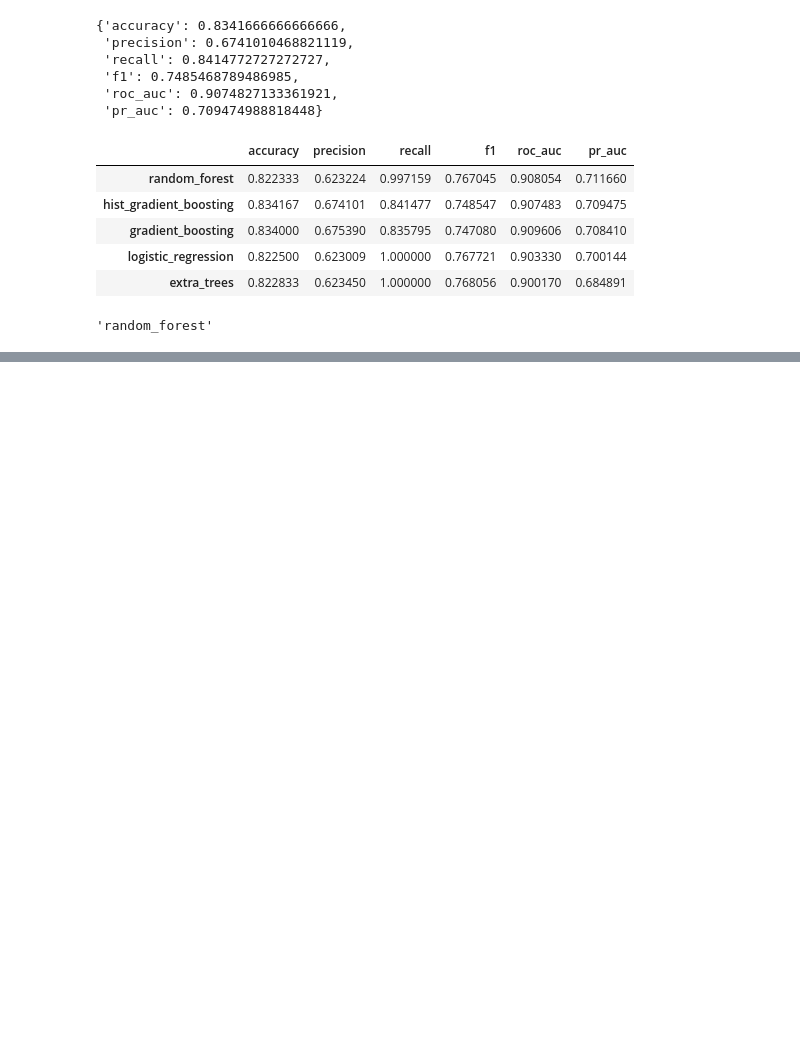
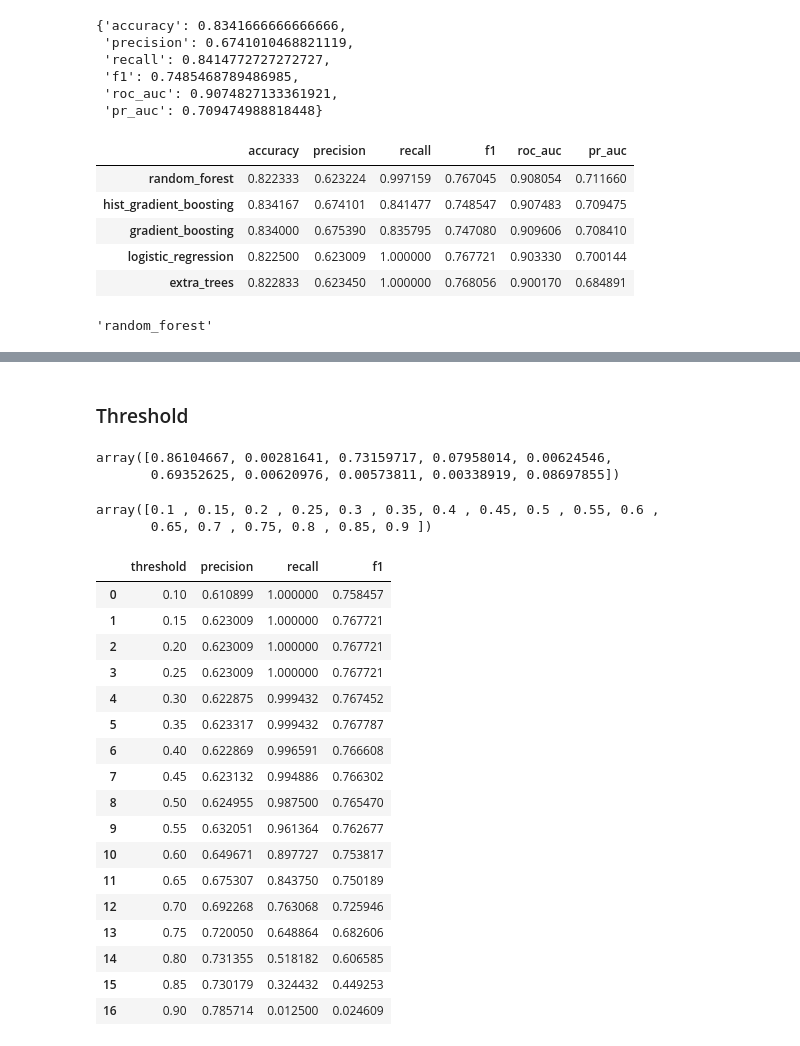
Before and after one commit to Phiziics/zillow-rentals-funnel-intelligence, a Jupyter notebook: notebooks/05_modeling.ipynb, the cells around one changed output, grey strips where cells are left out. Cells and saved outputs as stored; diff of their text form; code cells hidden in the pictures; blank space fills up the shorter version.

```diff
--- a/notebooks/05_modeling.ipynb
+++ b/notebooks/05_modeling.ipynb
@@ -525,0 +668,14 @@ best_model_name
+# %%
+# Build updated random forest pipeline
+rf_pipeline_fe = Pipeline(
+    steps=[
+        ("preprocessor", preprocessor_fe),
+        ("model", RandomForestClassifier(
+            n_estimators=300,
+            max_depth=12,
+            min_samples_leaf=5,
+            random_state=42,
+            class_weight="balanced_subsample"
+        ))
+    ]
+)
@@ -525,0 +791,50 @@ best_model_name
+# %% [markdown]
+### Threshold
+# %%
+# Preview predicted probabilities
+y_prob_rf_fe[:10]
+# %% [output]
+array([0.86104667, 0.00281641, 0.73159717, 0.07958014, 0.00624546,
+       0.69352625, 0.00620976, 0.00573811, 0.00338919, 0.08697855])
+# %%
+# Define thresholds to test
+thresholds = np.arange(0.10, 0.91, 0.05)
+thresholds
+# %% [output]
+array([0.1 , 0.15, 0.2 , 0.25, 0.3 , 0.35, 0.4 , 0.45, 0.5 , 0.55, 0.6 ,
+       0.65, 0.7 , 0.75, 0.8 , 0.85, 0.9 ])
+# %%
+# Evaluate model across thresholds
+threshold_results = []
+
+for threshold in thresholds:
+    y_pred_threshold = (y_prob_rf_fe >= threshold).astype(int)
+
+    threshold_results.append({
+        "threshold": threshold,
+        "precision": precision_score(y_fe_test, y_pred_threshold, zero_division=0),
+        "recall": recall_score(y_fe_test, y_pred_threshold, zero_division=0),
+        "f1": f1_score(y_fe_test, y_pred_threshold, zero_division=0)
+    })
+
+threshold_results_df = pd.DataFrame(threshold_results)
+threshold_results_df
+# %% [output]
+|  | threshold | precision | recall | f1 |
+| 0 | 0.10 | 0.610899 | 1.000000 | 0.758457 |
+| 1 | 0.15 | 0.623009 | 1.000000 | 0.767721 |
+| 2 | 0.20 | 0.623009 | 1.000000 | 0.767721 |
+| 3 | 0.25 | 0.623009 | 1.000000 | 0.767721 |
+| 4 | 0.30 | 0.622875 | 0.999432 | 0.767452 |
+| 5 | 0.35 | 0.623317 | 0.999432 | 0.767787 |
+| 6 | 0.40 | 0.622869 | 0.996591 | 0.766608 |
+| 7 | 0.45 | 0.623132 | 0.994886 | 0.766302 |
+| 8 | 0.50 | 0.624955 | 0.987500 | 0.765470 |
+| 9 | 0.55 | 0.632051 | 0.961364 | 0.762677 |
+| 10 | 0.60 | 0.649671 | 0.897727 | 0.753817 |
+| 11 | 0.65 | 0.675307 | 0.843750 | 0.750189 |
+| 12 | 0.70 | 0.692268 | 0.763068 | 0.725946 |
+| 13 | 0.75 | 0.720050 | 0.648864 | 0.682606 |
+| 14 | 0.80 | 0.731355 | 0.518182 | 0.606585 |
+| 15 | 0.85 | 0.730179 | 0.324432 | 0.449253 |
+| 16 | 0.90 | 0.785714 | 0.012500 | 0.024609 |
```
Also changed, not shown: parts of 37 cells of this notebook.
